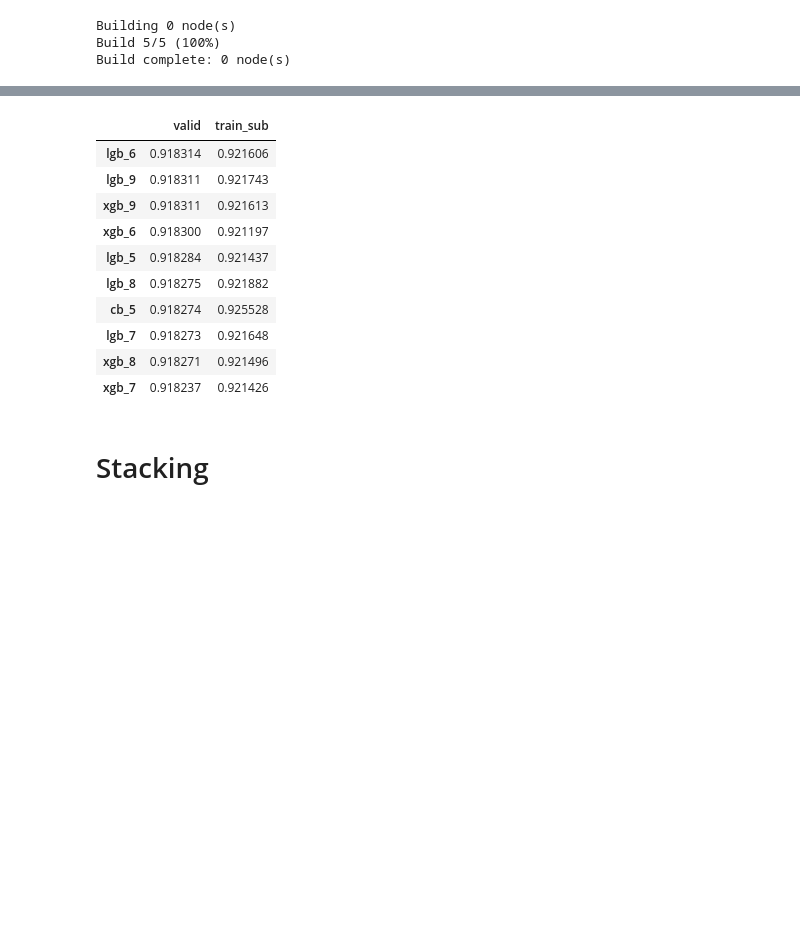
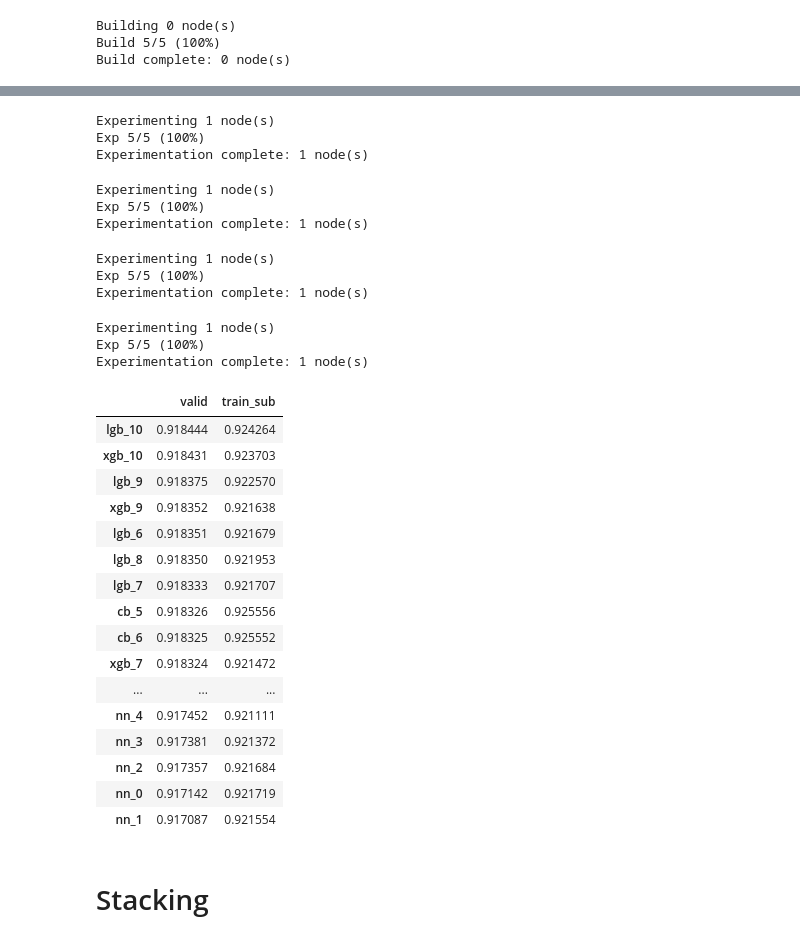
Before and after one commit to sunkusun9/ml-labs, a Jupyter notebook: examples/kaggle_s6e3/4-2.exp_skf5_aug.ipynb, the cells around one changed output, grey strips where cells are left out. Saved outputs shown, nothing was run; the diff lists cells and outputs as text; code cells hidden in the pictures; blank space fills up the shorter version.

```diff
--- a/examples/kaggle_s6e3/4-2.exp_skf5_aug.ipynb
+++ b/examples/kaggle_s6e3/4-2.exp_skf5_aug.ipynb
@@ -715,17 +505,67 @@ Experimentation complete: 1 node(s)
+# %%
+e_skf5.set_node(
+    'nn_1', grp='nn',
+    edges={'X': [(None, X_bin + X_nom + X_bin2), ('std', None), ('expr4_std', None), ('coov', None), ('exprd', None), ('tgt_bigram', None), ('tgt_trigram', None)]},
+    params={'hidden': {'units': [256, 128], 'dropout': 0.5}, 'cat_cols': ColSelector(col_type = 'category'), 'epochs': 4, 'learning_rate': 0.0001}
+)
+e_skf5.exp()
+# %% [output]
+Experimenting 1 node(s)
+Exp 5/5 (100%)
+Experimentation complete: 1 node(s)
+# %%
+e_skf5.set_node(
+    'nn_2', grp='nn',
+    edges={'X': [(None, X_bin + X_nom + X_bin2), ('std', None), ('expr4_std', None), ('coov', None), ('exprd', None), ('coov_bigram', None), ('coov_trigram', None)]},
+    params={'hidden': {'units': [256, 128], 'dropout': 0.5}, 'cat_cols': ColSelector(col_type = 'category'), 'epochs': 4, 'learning_rate': 0.0001}
+)
+e_skf5.exp()
+# %% [output]
+Experimenting 1 node(s)
+Exp 5/5 (100%)
+Experimentation complete: 1 node(s)
+# %%
+e_skf5.set_node(
+    'nn_3', grp='nn',
+    edges={'X': [(None, X_bin + X_nom + X_bin2), ('std', None), ('expr4_std', None), ('coov', None), ('exprd', None), ('coov_bigram', None), ('coov_trigram', None)]},
+    params={'hidden': {'units': [256, 128, 256], 'dropout': 0.5}, 'cat_cols': ColSelector(col_type = 'category'), 'epochs': 4, 'learning_rate': 0.0001}
+)
+e_skf5.exp()
+# %% [output]
+Experimenting 1 node(s)
+Exp 5/5 (100%)
+Experimentation complete: 1 node(s)
+# %%
+e_skf5.set_node(
+    'nn_4', grp='nn',
+    edges={'X': [(None, X_bin + X_nom + X_bin2), ('std', None), ('expr4_std', None), ('coov', None), ('exprd', None), ('coov_bigram', None), ('coov_trigram', None), ('tgt_num', None), ('freq_num', None)]},
+    params={'hidden': {'units': [256, 128], 'dropout': 0.5}, 'cat_cols': ColSelector(col_type = 'category'), 'epochs': 4, 'learning_rate': 0.0001}
+)
+e_skf5.exp()
+# %% [output]
+Experimenting 1 node(s)
+Exp 5/5 (100%)
+Experimentation complete: 1 node(s)
 # %%
-e_skf5.get_collector('AUC').get_metrics_agg()[0].sort_values('valid', ascending = False).iloc[:10]
+e_skf5.get_collector('AUC').get_metrics_agg()[0].sort_values('valid', ascending = False)
 # %% [output]
 |  | valid | train_sub |
-| lgb_6 | 0.918314 | 0.921606 |
-| lgb_9 | 0.918311 | 0.921743 |
-| xgb_9 | 0.918311 | 0.921613 |
-| xgb_6 | 0.918300 | 0.921197 |
-| lgb_5 | 0.918284 | 0.921437 |
-| lgb_8 | 0.918275 | 0.921882 |
-| cb_5 | 0.918274 | 0.925528 |
-| lgb_7 | 0.918273 | 0.921648 |
-| xgb_8 | 0.918271 | 0.921496 |
-| xgb_7 | 0.918237 | 0.921426 |
+| lgb_10 | 0.918444 | 0.924264 |
+| xgb_10 | 0.918431 | 0.923703 |
+| lgb_9 | 0.918375 | 0.922570 |
+| xgb_9 | 0.918352 | 0.921638 |
+| lgb_6 | 0.918351 | 0.921679 |
+| lgb_8 | 0.918350 | 0.921953 |
+| lgb_7 | 0.918333 | 0.921707 |
+| cb_5 | 0.918326 | 0.925556 |
+| cb_6 | 0.918325 | 0.925552 |
+| xgb_7 | 0.918324 | 0.921472 |
+| ... | ... | ... |
+| nn_4 | 0.917452 | 0.921111 |
+| nn_3 | 0.917381 | 0.921372 |
+| nn_2 | 0.917357 | 0.921684 |
+| nn_0 | 0.917142 | 0.921719 |
+| nn_1 | 0.917087 | 0.921554 |
 # %% [markdown]
 # Stacking
 # %%
```
Also changed, not shown: parts of 45 cells of this notebook, 9 other files.
